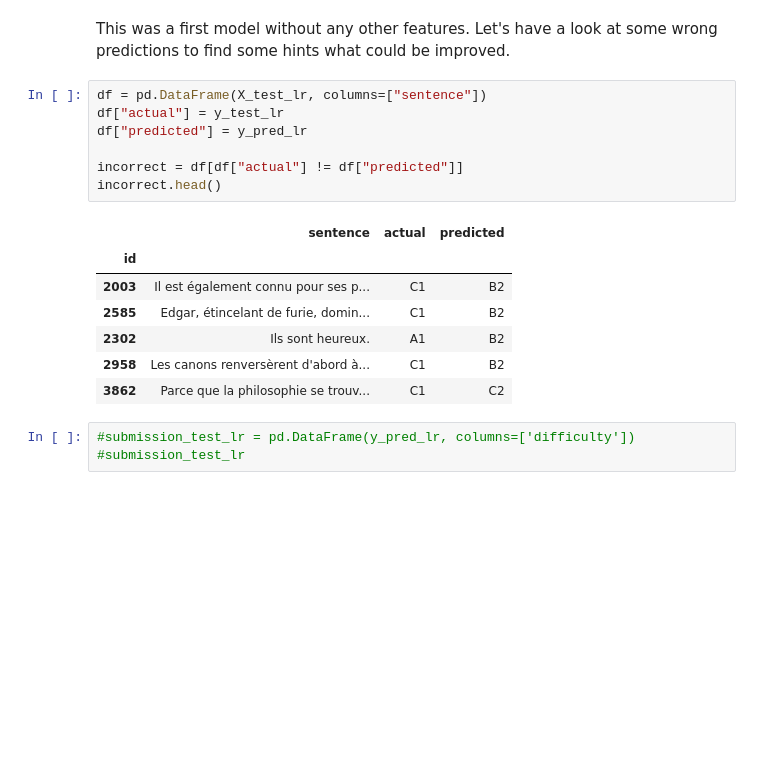
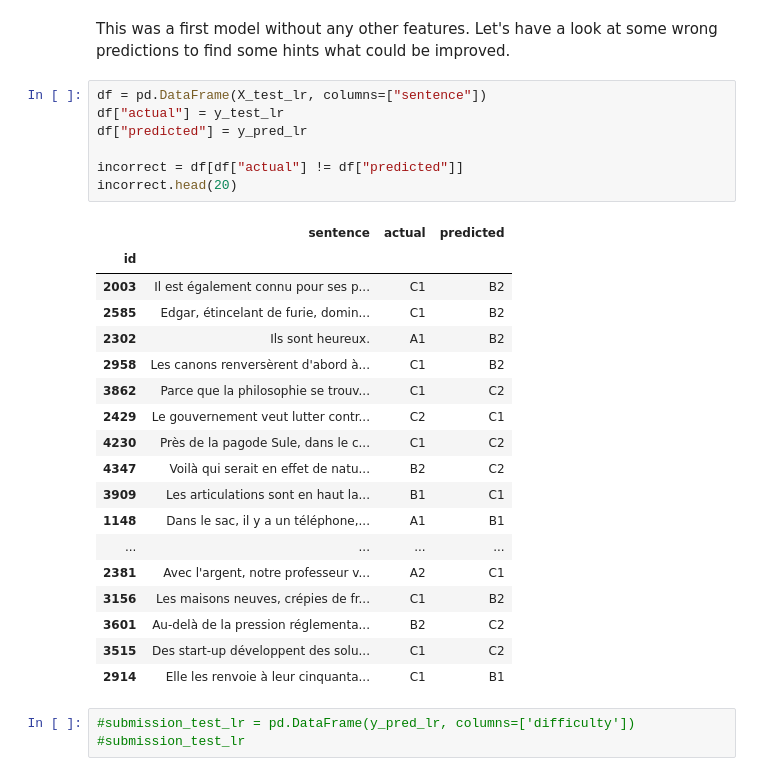
Before and after one commit to chadi-aebi/DMML2021_Rolex, a Jupyter notebook: code/Notebook_Rolex.ipynb, the cells around one changed output. Cells and saved outputs as stored; diff of their text form; blank space fills up the shorter version.

```diff
--- a/code/Notebook_Rolex.ipynb
+++ b/code/Notebook_Rolex.ipynb
@@ -245,18 +239,29 @@ This was a first model without any other features. Let's have a look at some wro
 # %%
 df = pd.DataFrame(X_test_lr, columns=["sentence"])
 df["actual"] = y_test_lr
 df["predicted"] = y_pred_lr
 
 incorrect = df[df["actual"] != df["predicted"]]
-incorrect.head()
+incorrect.head(20)
 # %% [output]
 |  | sentence | actual | predicted |
 | id |  |  |  |
 | 2003 | Il est également connu pour ses p... | C1 | B2 |
 | 2585 | Edgar, étincelant de furie, domin... | C1 | B2 |
 | 2302 | Ils sont heureux. | A1 | B2 |
 | 2958 | Les canons renversèrent d'abord à... | C1 | B2 |
 | 3862 | Parce que la philosophie se trouv... | C1 | C2 |
+| 2429 | Le gouvernement veut lutter contr... | C2 | C1 |
+| 4230 | Près de la pagode Sule, dans le c... | C1 | C2 |
+| 4347 | Voilà qui serait en effet de natu... | B2 | C2 |
+| 3909 | Les articulations sont en haut la... | B1 | C1 |
+| 1148 | Dans le sac, il y a un téléphone,... | A1 | B1 |
+| ... | ... | ... | ... |
+| 2381 | Avec l'argent, notre professeur v... | A2 | C1 |
+| 3156 | Les maisons neuves, crépies de fr... | C1 | B2 |
+| 3601 | Au-delà de la pression réglementa... | B2 | C2 |
+| 3515 | Des start-up développent des solu... | C1 | C2 |
+| 2914 | Elle les renvoie à leur cinquanta... | C1 | B1 |
 # %%
 #submission_test_lr = pd.DataFrame(y_pred_lr, columns=['difficulty'])
 #submission_test_lr
```
Also changed, not shown: parts of 51 cells of this notebook.
